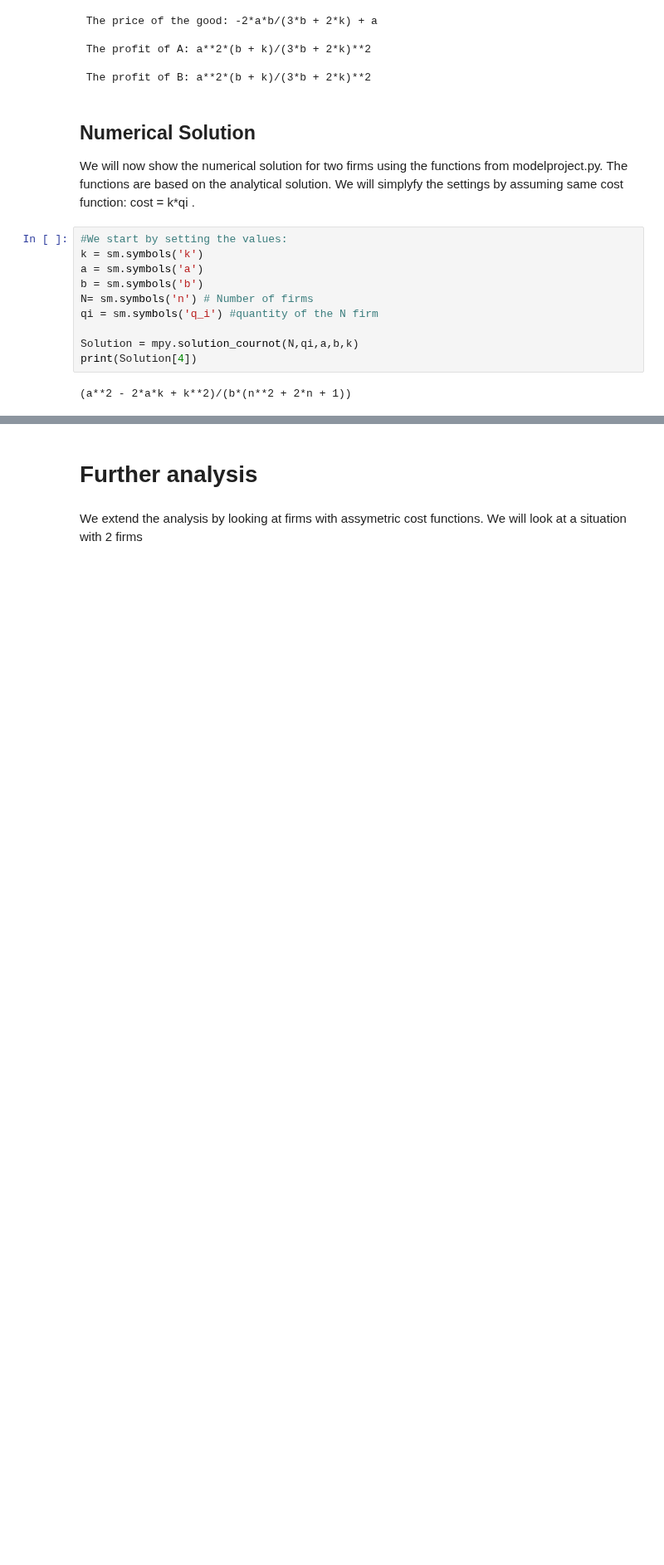
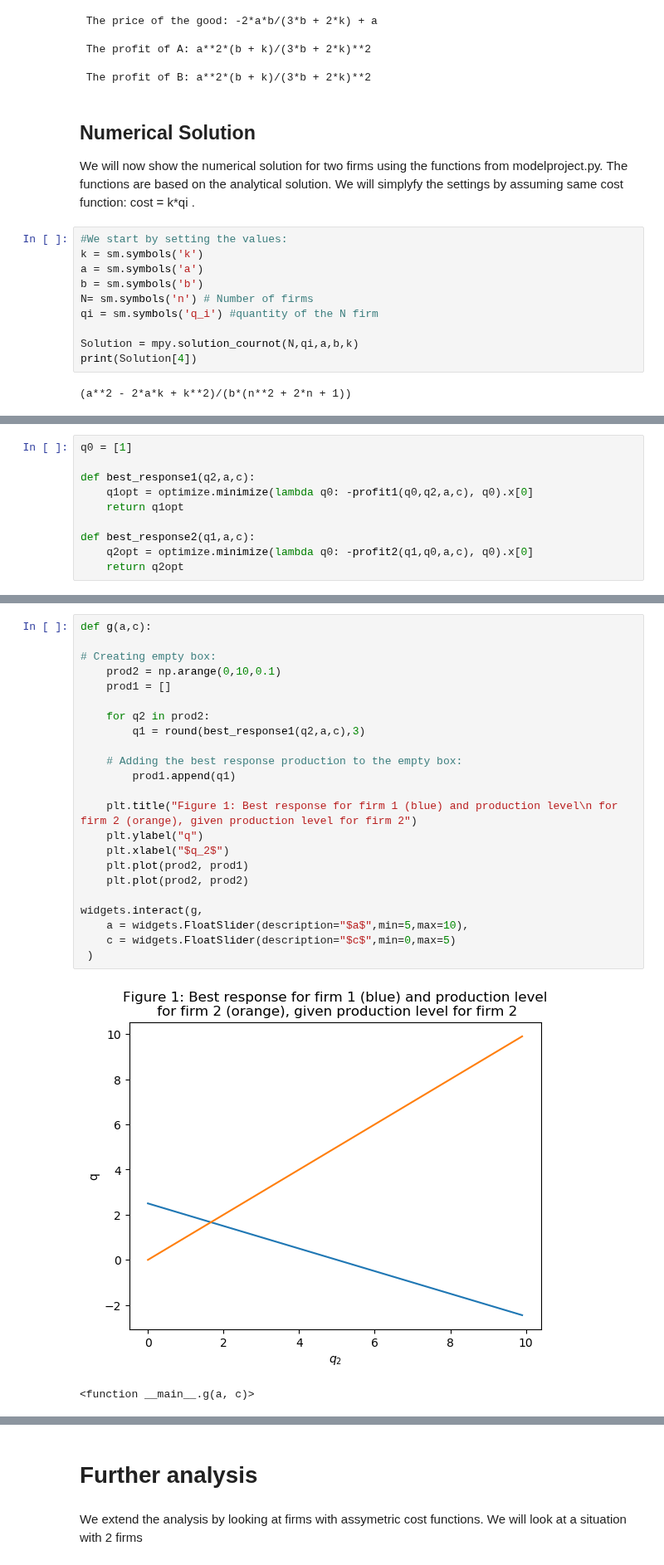
Before and after one commit to Rapyki/projects-2020-slangerne, a Jupyter notebook: modelproject/modelproject_B.ipynb, the cells around one changed output, grey strips where cells are left out. Shown at 83% size. Saved outputs shown, nothing was run; the diff lists cells and outputs as text; blank space fills up the shorter version.

```diff
--- a/modelproject/modelproject_B.ipynb
+++ b/modelproject/modelproject_B.ipynb
@@ -183,0 +207,10 @@ def reaction_A(qa,qb,a,b,k):
+# %%
+q0 = [1]
+
+def best_response1(q2,a,c):
+    q1opt = optimize.minimize(lambda q0: -profit1(q0,q2,a,c), q0).x[0]
+    return q1opt
+
+def best_response2(q1,a,c):
+    q2opt = optimize.minimize(lambda q0: -profit2(q1,q0,a,c), q0).x[0]
+    return q2opt
@@ -183,0 +251,26 @@ def reaction_A(qa,qb,a,b,k):
+# %%
+def g(a,c):
+
+# Creating empty box:
+    prod2 = np.arange(0,10,0.1)
+    prod1 = []
+
+    for q2 in prod2:
+        q1 = round(best_response1(q2,a,c),3)
+
+    # Adding the best response production to the empty box:
+        prod1.append(q1)
+
+    plt.title("Figure 1: Best response for firm 1 (blue) and production level\n for firm 2 (orange), given production level for firm 2")
+    plt.ylabel("q")
+    plt.xlabel("$q_2$")
+    plt.plot(prod2, prod1)
+    plt.plot(prod2, prod2)
+
+widgets.interact(g,
+    a = widgets.FloatSlider(description="$a$",min=5,max=10),
+    c = widgets.FloatSlider(description="$c$",min=0,max=5)
+ )
+# %% [output]
+[figure, added]
+<function __main__.g(a, c)>
```
Also changed, not shown: parts of 11 cells of this notebook, 1 other file.
